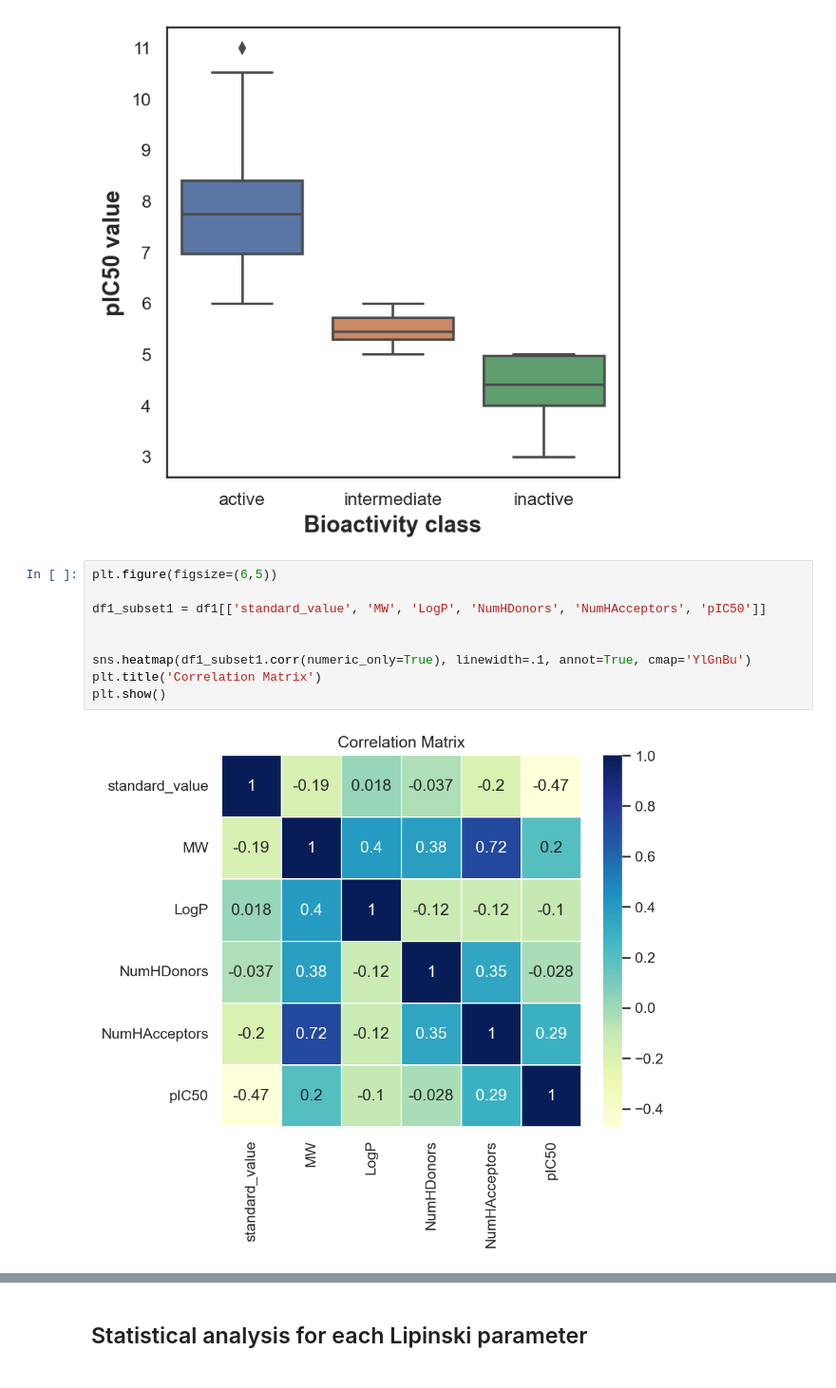
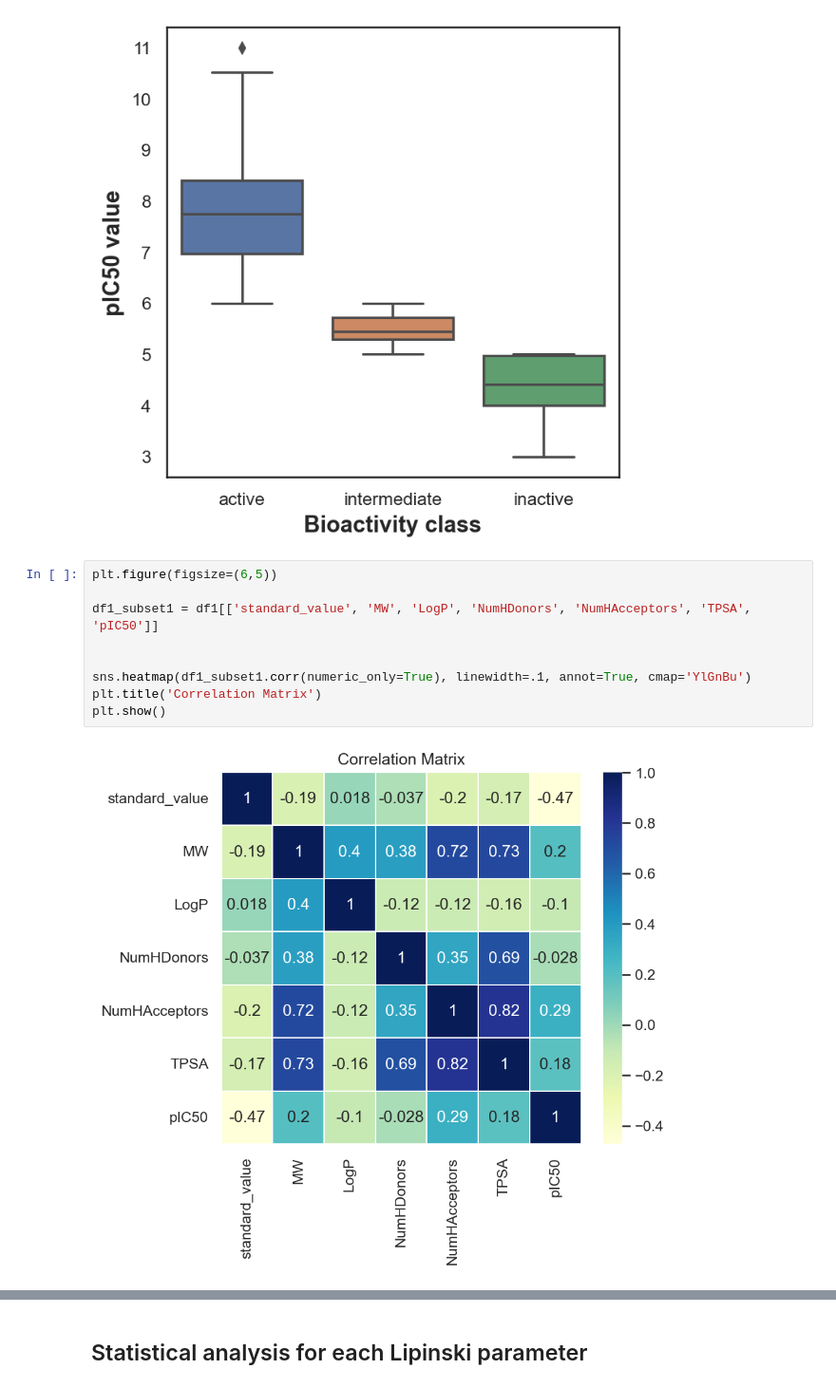
Before and after one commit to FabianHeide/MMP9_drug_discovery, a Jupyter notebook: MMP9_data_analysis.ipynb, the cells around one changed output, grey strips where cells are left out. Shown at 95% size. Drawn from its saved outputs; the diff is of its cells as text.

```diff
--- a/MMP9_data_analysis.ipynb
+++ b/MMP9_data_analysis.ipynb
@@ -41,14 +42,14 @@ Text(0, 0.5, 'pIC50 value')
 # %%
 plt.figure(figsize=(6,5))
 
-df1_subset1 = df1[['standard_value', 'MW', 'LogP', 'NumHDonors', 'NumHAcceptors', 'pIC50']]
+df1_subset1 = df1[['standard_value', 'MW', 'LogP', 'NumHDonors', 'NumHAcceptors', 'TPSA', 'pIC50']]
 
 
 sns.heatmap(df1_subset1.corr(numeric_only=True), linewidth=.1, annot=True, cmap='YlGnBu')
 plt.title('Correlation Matrix')
 plt.show()
 # %% [output]
-[figure, old version]
+[figure, new version]
 # %%
 plt.figure(figsize=(7,5))
 
```
Also changed, not shown: parts of 4 cells of this notebook, 4 other files.
